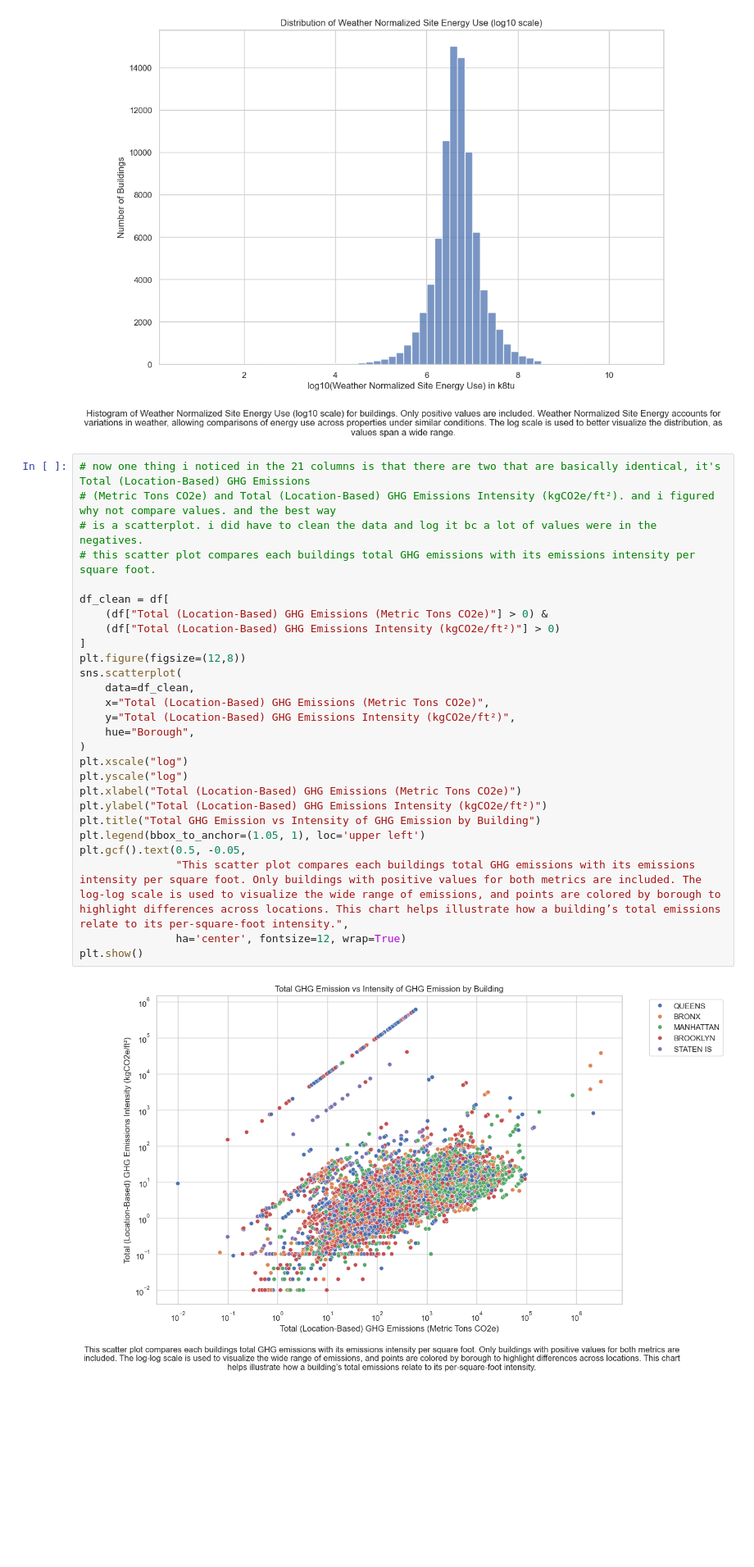
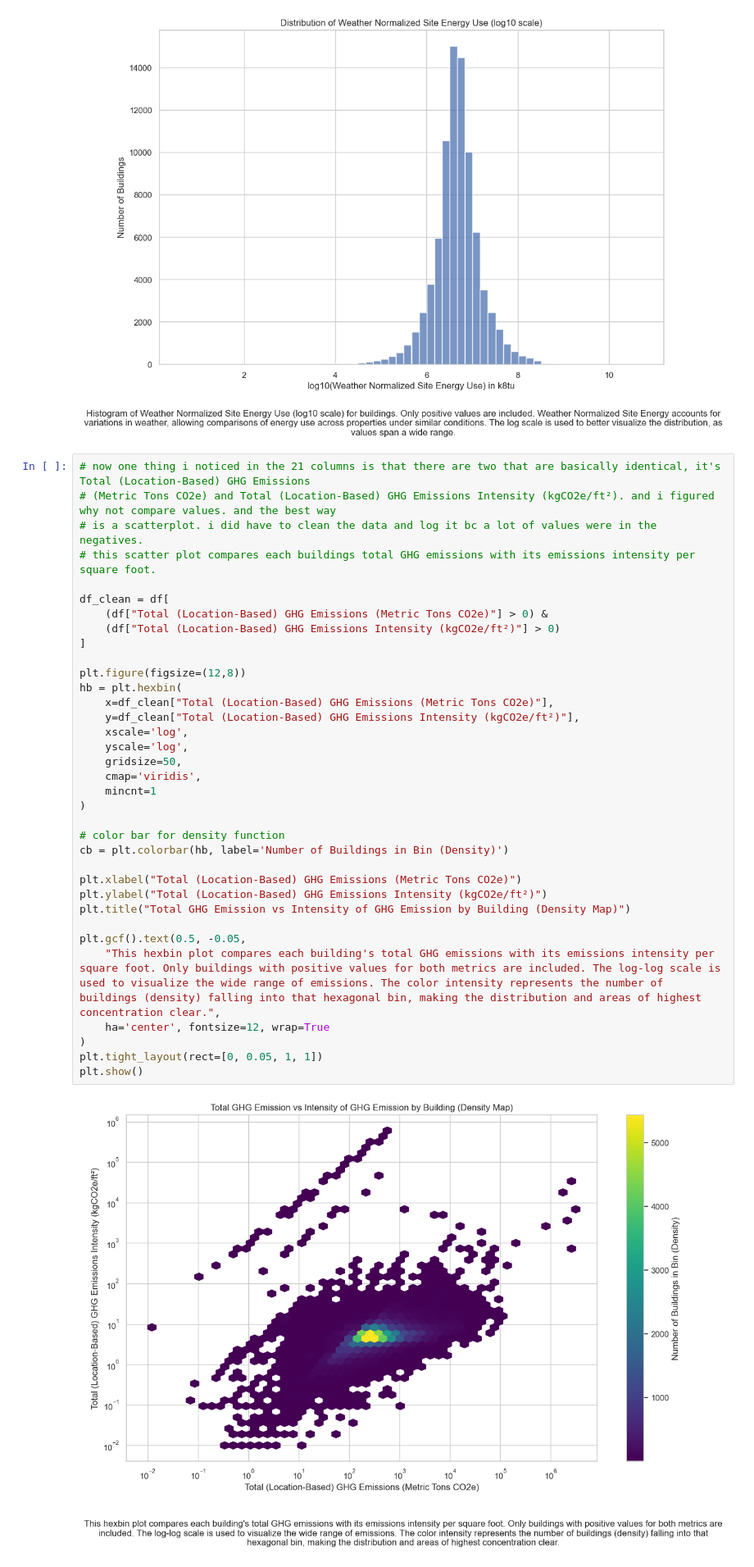
Before and after one commit to hamim23z/Energy_Usage_and_Building_Efficiency, a Jupyter notebook: data_analysis/dataplots.ipynb, the cells around one changed output. Shown: that part at 82% size. Drawn from its saved outputs; the diff is of its cells as text; blank space fills up the shorter version.

Commit message:
Updated bar plots and added density function to scatter plots

```diff
--- a/data_analysis/dataplots.ipynb
+++ b/data_analysis/dataplots.ipynb
@@ -96,32 +115,40 @@ plt.show()
 # %%
 # now one thing i noticed in the 21 columns is that there are two that are basically identical, it's Total (Location-Based) GHG Emissions
 # (Metric Tons CO2e) and Total (Location-Based) GHG Emissions Intensity (kgCO2e/ft²). and i figured why not compare values. and the best way
 # is a scatterplot. i did have to clean the data and log it bc a lot of values were in the negatives.
 # this scatter plot compares each buildings total GHG emissions with its emissions intensity per square foot.
 
 df_clean = df[
     (df["Total (Location-Based) GHG Emissions (Metric Tons CO2e)"] > 0) &
     (df["Total (Location-Based) GHG Emissions Intensity (kgCO2e/ft²)"] > 0)
 ]
+
 plt.figure(figsize=(12,8))
-sns.scatterplot(
-    data=df_clean,
-    x="Total (Location-Based) GHG Emissions (Metric Tons CO2e)",
-    y="Total (Location-Based) GHG Emissions Intensity (kgCO2e/ft²)",
-    hue="Borough",
+hb = plt.hexbin(
+    x=df_clean["Total (Location-Based) GHG Emissions (Metric Tons CO2e)"],
+    y=df_clean["Total (Location-Based) GHG Emissions Intensity (kgCO2e/ft²)"],
+    xscale='log',
+    yscale='log',
+    gridsize=50,
+    cmap='viridis',
+    mincnt=1
 )
-plt.xscale("log")
-plt.yscale("log")
+
+# color bar for density function
+cb = plt.colorbar(hb, label='Number of Buildings in Bin (Density)')
+
 plt.xlabel("Total (Location-Based) GHG Emissions (Metric Tons CO2e)")
 plt.ylabel("Total (Location-Based) GHG Emissions Intensity (kgCO2e/ft²)")
-plt.title("Total GHG Emission vs Intensity of GHG Emission by Building")
-plt.legend(bbox_to_anchor=(1.05, 1), loc='upper left')
+plt.title("Total GHG Emission vs Intensity of GHG Emission by Building (Density Map)")
+
 plt.gcf().text(0.5, -0.05,
-               "This scatter plot compares each buildings total GHG emissions with its emissions intensity per square foot. Only buildings with positive values for both metrics are included. The log-log scale is used to visualize the wide range of emissions, and points are colored by borough to highlight differences across locations. This chart helps illustrate how a building’s total emissions relate to its per-square-foot intensity.",
-               ha='center', fontsize=12, wrap=True)
+    "This hexbin plot compares each building's total GHG emissions with its emissions intensity per square foot. Only buildings with positive values for both metrics are included. The log-log scale is used to visualize the wide range of emissions. The color intensity represents the number of buildings (density) falling into that hexagonal bin, making the distribution and areas of highest concentration clear.",
+    ha='center', fontsize=12, wrap=True
+)
+plt.tight_layout(rect=[0, 0.05, 1, 1])
 plt.show()
 # %% [output]
-[figure, old version]
+[figure, new version]
 # %% [markdown]
 So the columns that I currently focused on in according to the plots.
 1. ENERGY STAR Score
```
Also changed, not shown: parts of 3 cells of this notebook.
